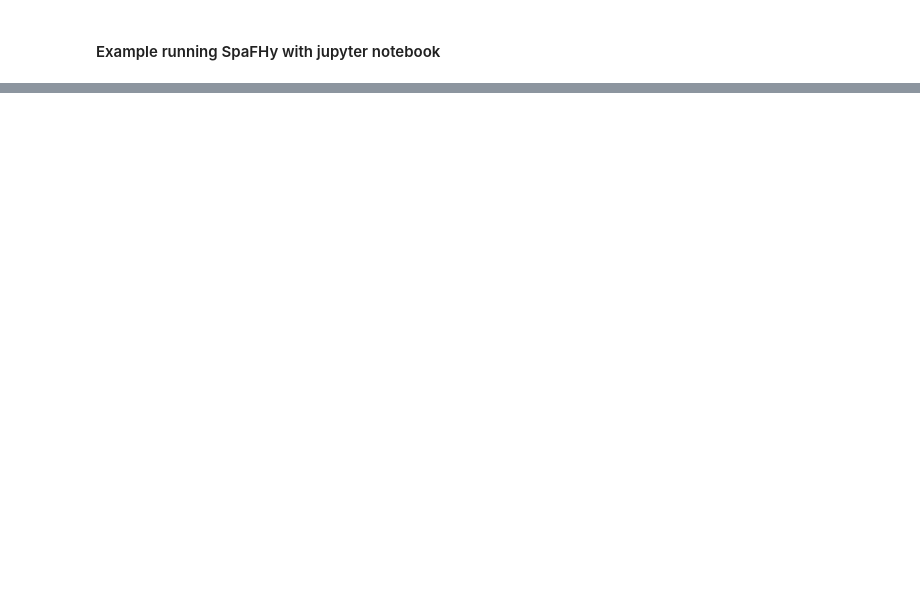
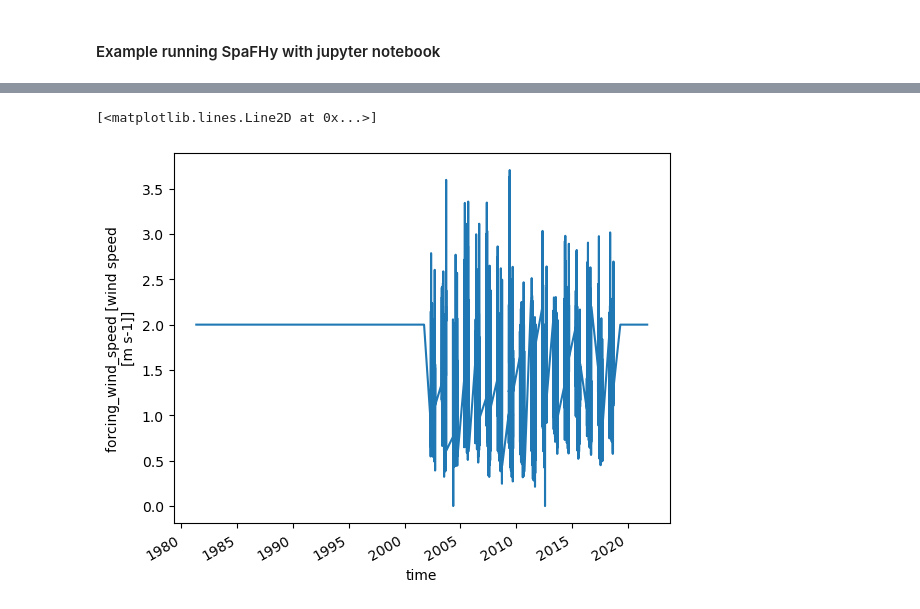
Before and after one commit to jpnousu/SpaFHy_v2.0, a Jupyter notebook: run_example.ipynb, the cells around one changed output, grey strips where cells are left out. Saved outputs shown, nothing was run; the diff lists cells and outputs as text; code cells hidden in the pictures; blank space fills up the shorter version.

```diff
--- a/run_example.ipynb
+++ b/run_example.ipynb
@@ -87,3 +62,8 @@ results['bucket_moisture_root'].mean(dim=['time'])[20:-60,70:-100].plot(cmap='co
+# %%
+import xarray as xr
+file = r'/scratch/project_2000908/nousu/SpaFHy_RESULTS/testcase_input_202403121454.nc'
+results = xr.open_dataset(file)
 # %%
-firedata = results[['parameters_soilclass','forcing_wind_speed', 'forcing_air_temperature', 'forcing_relative_humidity', 'bucket_moisture_root', 'bucket_moisture_top']].copy()
-firedata['bucket_water_potential_root'] = results['bucket_moisture_root'].copy()
+firedata = results[['forcing_wind_speed', 'forcing_air_temperature', 'forcing_relative_humidity',
+                    'bucket_psi_root']].copy()
+results.close()
@@ -219,0 +70,10 @@ AttributeError: 'numpy.ndarray' object has no attribute 'exists'
+# %%
+# subset by month
+firedatass = firedata.sel(time=firedata.time.dt.month.isin([5, 6, 7, 8, 9])).copy()
+# subset by snow
+#firedatass = firedata.sel(time=(results['canopy_snow_water_equivalent'].max(dim=['lat','lon']) == 0)).copy()
+# %%
+firedatass['forcing_wind_speed'][:].plot()
+# %% [output]
+[<matplotlib.lines.Line2D at 0x...>]
+[figure, added]
```
Also changed, not shown: parts of 14 cells of this notebook, 5 other files.
